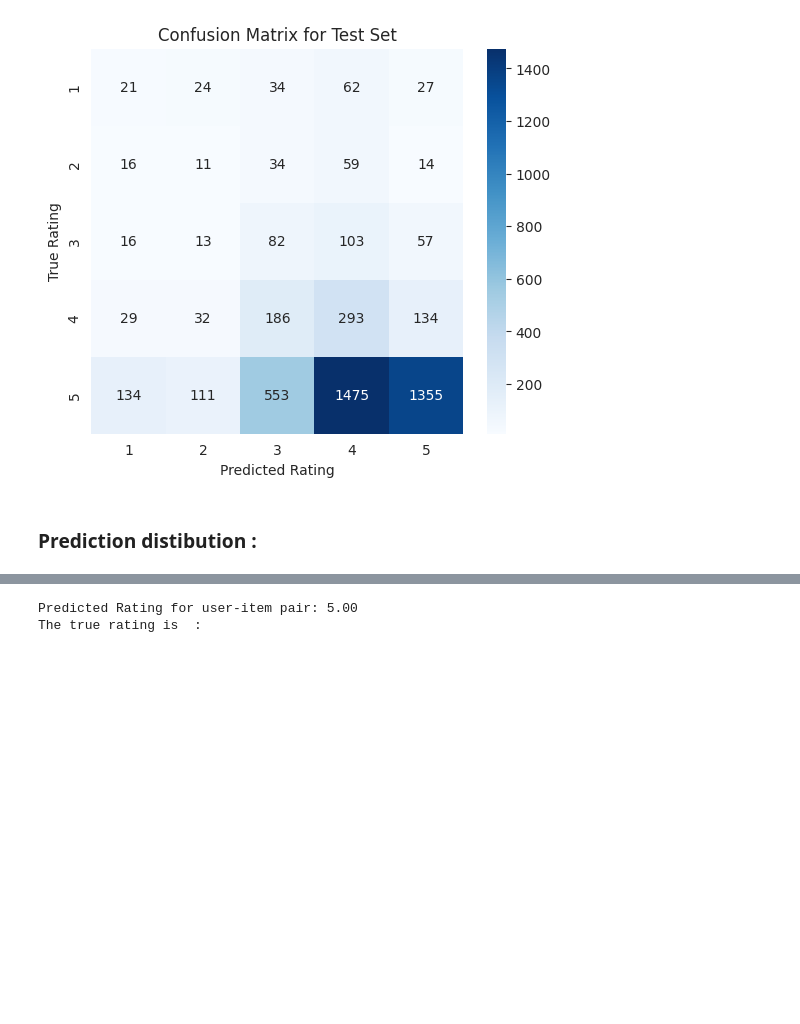
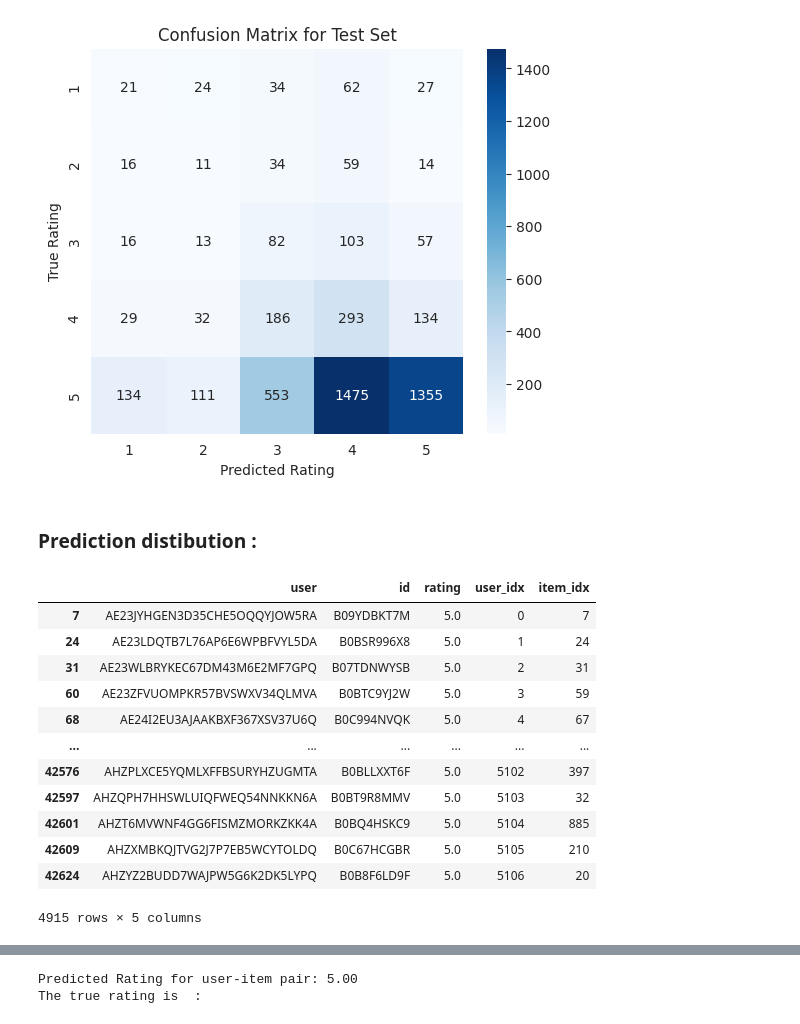
Before and after one commit to arazig/Advanced-ML-project, a Jupyter notebook: Matrix_Factorization.ipynb, the cells around one changed output, grey strips where cells are left out. Cells and saved outputs as stored; diff of their text form; code cells hidden in the pictures; blank space fills up the shorter version.

```diff
--- a/Matrix_Factorization.ipynb
+++ b/Matrix_Factorization.ipynb
@@ -435,6 +480,22 @@ plt.show()
 [figure]
 # %% [markdown]
 ### **Prediction  distibution :**
+# %%
+test_data
+# %% [output]
+|  | user | id | rating | user_idx | item_idx |
+| 7 | AE23JYHGEN3D35CHE5OQQYJOW5RA | B09YDBKT7M | 5.0 | 0 | 7 |
+| 24 | AE23LDQTB7L76AP6E6WPBFVYL5DA | B0BSR996X8 | 5.0 | 1 | 24 |
+| 31 | AE23WLBRYKEC67DM43M6E2MF7GPQ | B07TDNWYSB | 5.0 | 2 | 31 |
+| 60 | AE23ZFVUOMPKR57BVSWXV34QLMVA | B0BTC9YJ2W | 5.0 | 3 | 59 |
+| 68 | AE24I2EU3AJAAKBXF367XSV37U6Q | B0C994NVQK | 5.0 | 4 | 67 |
+| ... | ... | ... | ... | ... | ... |
+| 42576 | AHZPLXCE5YQMLXFFBSURYHZUGMTA | B0BLLXXT6F | 5.0 | 5102 | 397 |
+| 42597 | AHZQPH7HHSWLUIQFWEQ54NNKKN6A | B0BT9R8MMV | 5.0 | 5103 | 32 |
+| 42601 | AHZT6MVWNF4GG6FISMZMORKZKK4A | B0BQ4HSKC9 | 5.0 | 5104 | 885 |
+| 42609 | AHZXMBKQJTVG2J7P7EB5WCYTOLDQ | B0C67HCGBR | 5.0 | 5105 | 210 |
+| 42624 | AHZYZ2BUDD7WAJPW5G6K2DK5LYPQ | B0B8F6LD9F | 5.0 | 5106 | 20 |
+4915 rows × 5 columns
 # %%
 
 # Example 1 :
```
Also changed, not shown: parts of 7 cells of this notebook, 1 other file.
